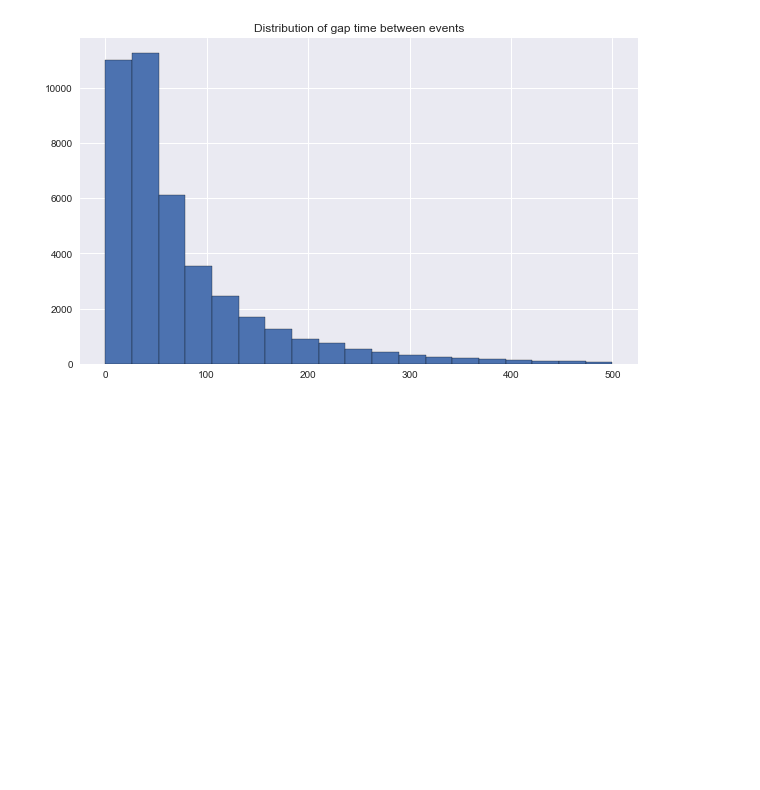
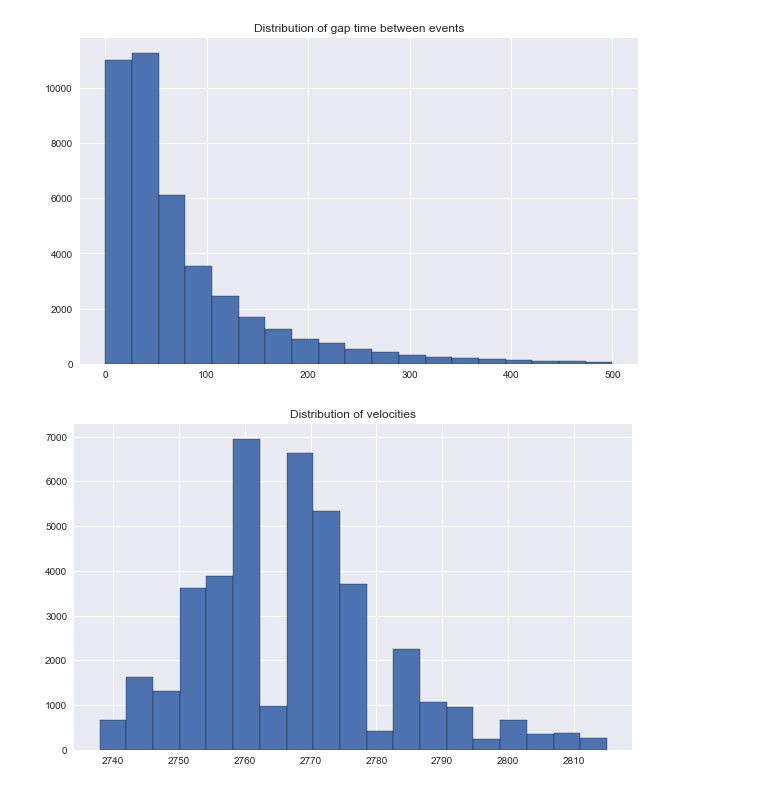
Before and after one commit to michaelsilverstein/CS542---SICK-1, a Jupyter notebook: Data explorer.ipynb, the cells around one changed output. Drawn from its saved outputs; the diff is of its cells as text; code cells hidden in the pictures; blank space fills up the shorter version.

Commit message:
Velocity plots

```diff
--- a/Data explorer.ipynb
+++ b/Data explorer.ipynb
@@ -65,3 +65,15 @@ NOTICE DIFFERENCES IN Y-AXIS
 [figure]
 [figure]
 [figure]
+# %%
+#Distribution of velocities
+bins = np.linspace(df.velocity.quantile(.01),df.velocity.quantile(.99),20)
+plt.hist(df.velocity,bins=bins)
+plt.title('Distribution of velocities')
+plt.show()
+
+sns.lmplot('velocity','gap',df,'LFT',scatter_kws={'edgecolor':'k','linewidth':.5},fit_reg=False)
+plt.xlim()
+plt.show()
+# %% [output]
+[figure, added]
```
